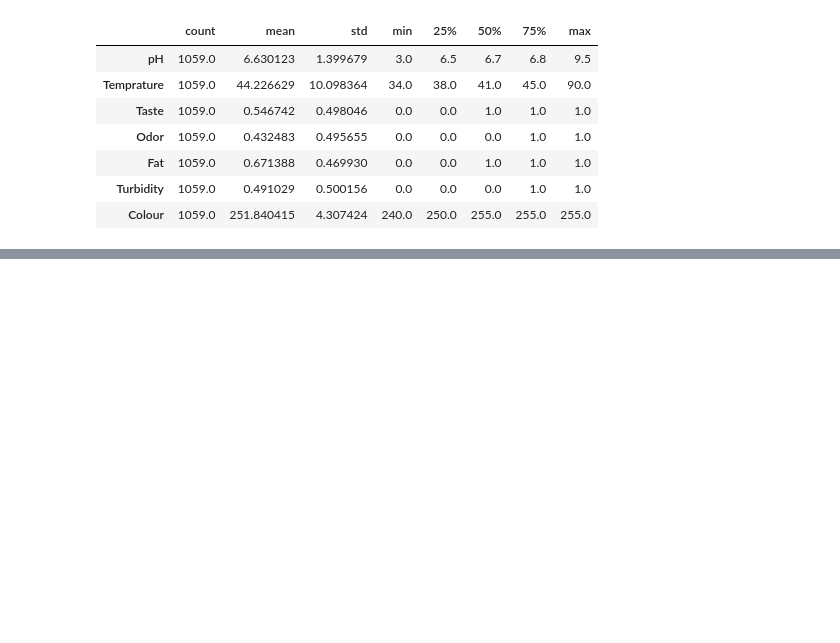
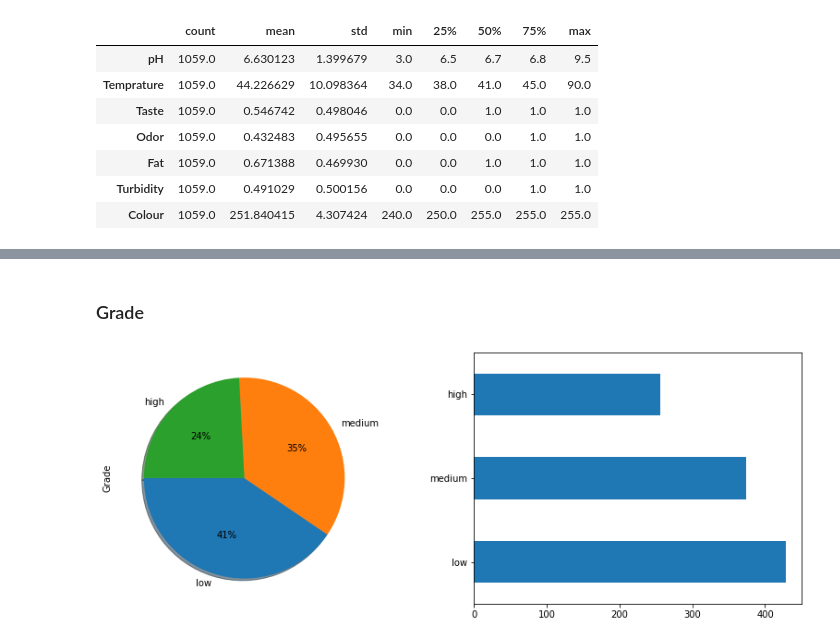
Before and after one commit to Prakashdeveloper03/Milk-Quality-Prediction, a Jupyter notebook: notebook/analysis.ipynb, the cells around one changed output, grey strips where cells are left out. Cells and saved outputs as stored; diff of their text form; code cells hidden in the pictures; blank space fills up the shorter version.

Commit message:
Added data visualization section to notebook

```diff
--- a/notebook/analysis.ipynb
+++ b/notebook/analysis.ipynb
@@ -117,0 +187,15 @@ df.describe().T
+# %% [markdown]
+### Grade
+# %%
+fig, ax = plt.subplots(
+    nrows=1, ncols=2, figsize=(14, 5)
+)  # sets 1 x 2 subplots with figure size of (14,5)
+df.Grade.value_counts().plot.pie(
+    autopct="%.0f%%", shadow=True, startangle=180, ax=ax[0]
+)  # plots pie chart of Grade column with % percentage
+df.Grade.value_counts().plot.barh(
+    ax=ax[1]
+)  # plots bar chart of Grade column value counts
+plt.show()  # shows the plot
+# %% [output]
+[figure, added]
```
Also changed, not shown: parts of 5 cells of this notebook.
